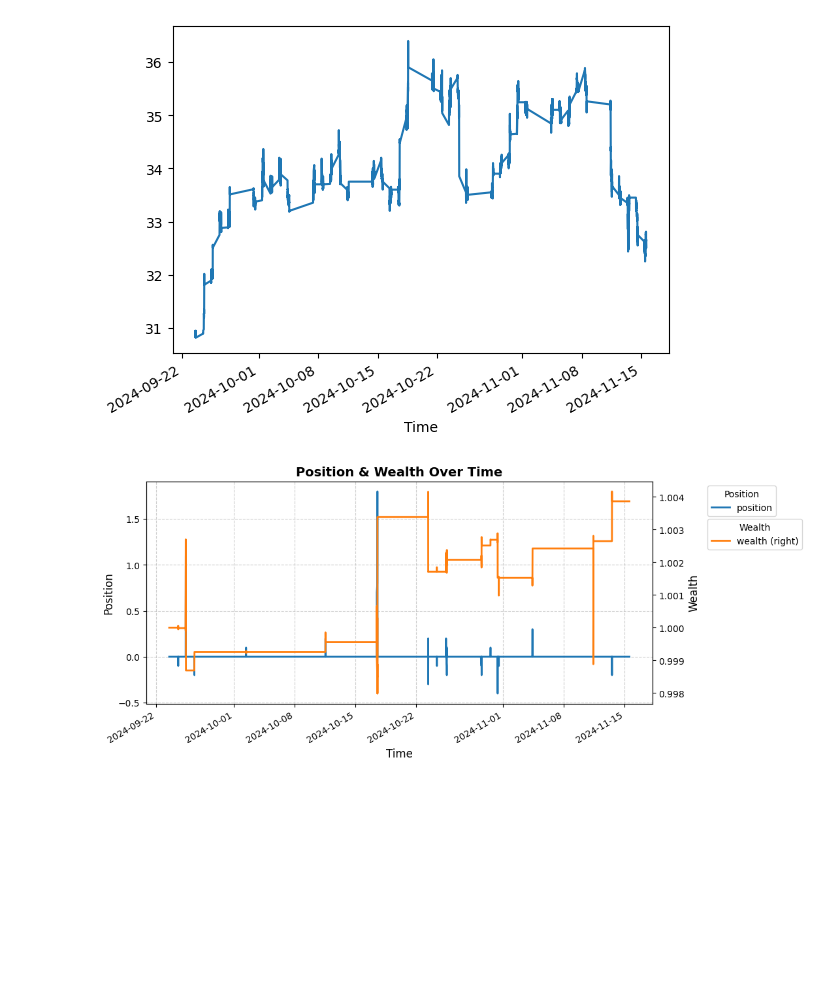
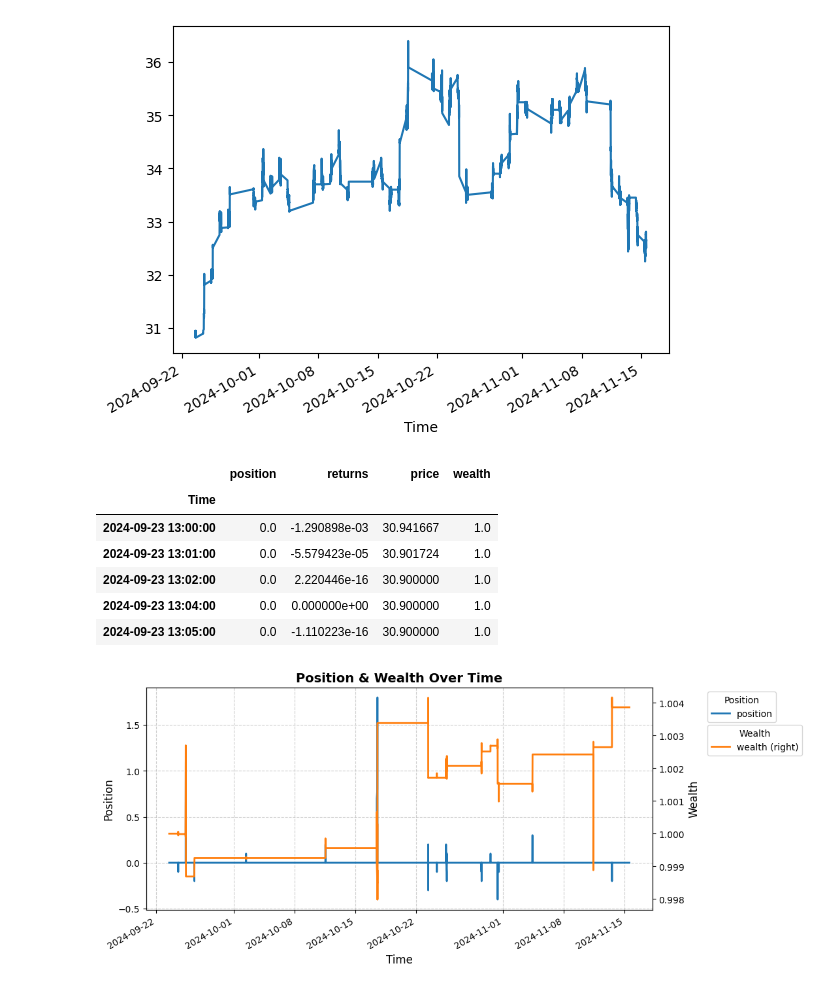
Before and after one commit to HoaPham119/thesis, a Jupyter notebook: code/data_test.ipynb, the cells around one changed output. Drawn from its saved outputs; the diff is of its cells as text; code cells hidden in the pictures; blank space fills up the shorter version.

```diff
--- a/code/data_test.ipynb
+++ b/code/data_test.ipynb
@@ -307,6 +300,16 @@ for index, row in df_trading.iterrows():
 
 pos = pd.DataFrame(pos_lst).set_index("Time")
 pos["wealth"] = (1 + pos["returns"] * pos["position"]).cumprod()
+# %%
+pos.head()
+# %% [output]
+|  | position | returns | price | wealth |
+| Time |  |  |  |  |
+| 2024-09-23 13:00:00 | 0.0 | -1.290898e-03 | 30.941667 | 1.0 |
+| 2024-09-23 13:01:00 | 0.0 | -5.579423e-05 | 30.901724 | 1.0 |
+| 2024-09-23 13:02:00 | 0.0 | 2.220446e-16 | 30.900000 | 1.0 |
+| 2024-09-23 13:04:00 | 0.0 | 0.000000e+00 | 30.900000 | 1.0 |
+| 2024-09-23 13:05:00 | 0.0 | -1.110223e-16 | 30.900000 | 1.0 |
 # %%
 visualize_position_wealth(pos)
 # %% [output]
```
Also changed, not shown: parts of 6 cells of this notebook.
